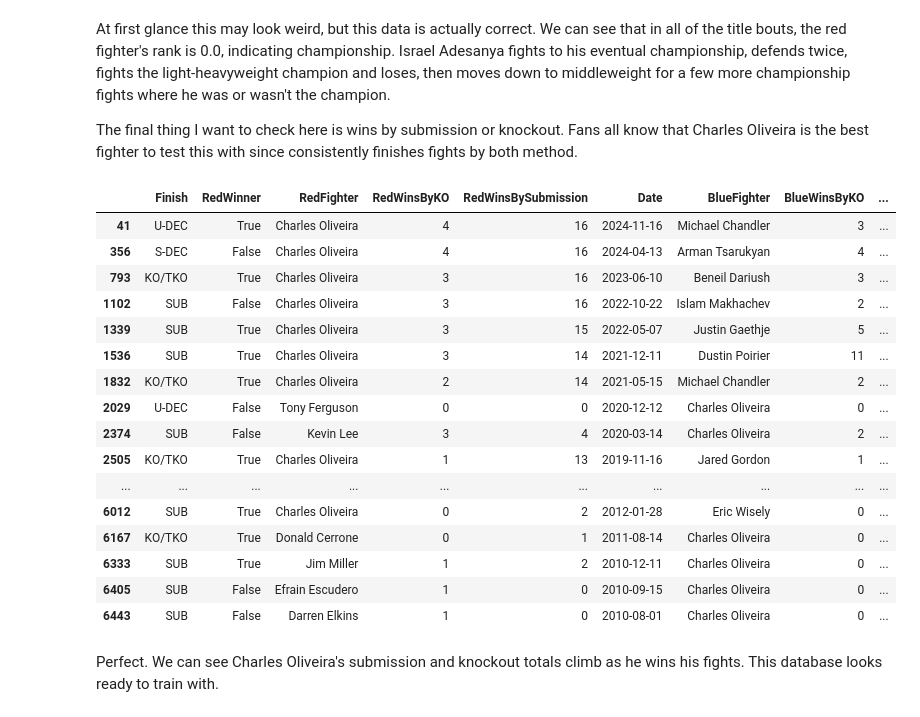
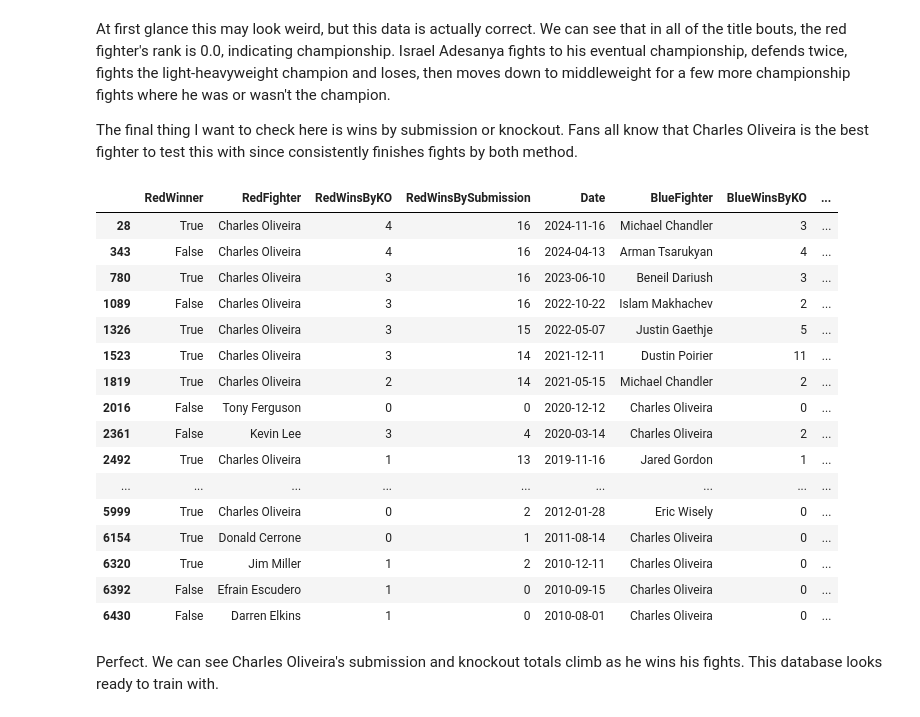
Before and after one commit to anthonyysz/Fight-Result-Predictor, a Jupyter notebook: notebooks/1-data-entry-and-cleaning.ipynb, the cells around one changed output. Saved outputs shown, nothing was run; the diff lists cells and outputs as text; code cells hidden in the pictures.

Commit message:
Notebook 1 redone for more columns

```diff
--- a/notebooks/1-data-entry-and-cleaning.ipynb
+++ b/notebooks/1-data-entry-and-cleaning.ipynb
@@ -206,13 +173,13 @@ df.head()
 Just taking a look at the data here, I actually want to clean it up a little bit. We have some floats where we don't need them and I'd like the objects that say corner colors to be boolean to help the computer out with the predictions.
 # %%
 # Changing some floats to integers
-to_int = ['FinishRound', 'BMatchWCRank', 'RMatchWCRank']
+to_int = ['BMatchWCRank', 'RMatchWCRank']
 df[to_int] = df[to_int].astype('int64')
 
 # Making our winner column boolean to make things easier for the model
 df['RedWinner'] = df['Winner'].map({'Red': True, 'Blue': False}).astype('bool')
 df = df.drop('Winner', axis=1)
-df = df.drop('BetterRank', axis=1)
+df = df.drop('BetterRank', axis=1, errors='ignore')
 
 # Double checking
 df.dtypes
@@ -251,29 +218,42 @@ def calculate_return(odds, won):
 # Creating the new columns with the funtion appropriately applied
 df['RedReturn'] = df.apply(lambda row: calculate_return(row['RedOdds'], row['RedWinner']), axis=1)
 df['BlueReturn'] = df.apply(lambda row: calculate_return(row['BlueOdds'], not row['RedWinner']), axis=1)
+
+# Creating the difference columns while keeping the original Red and Blue columns in the dataframe
 df['OddsDiff'] = df['RedOdds'] - df['BlueOdds']
 df['AgeDiff'] = df['RedAge'] - df['BlueAge']
 df['ReachDiff'] = df['RedReachCms'] - df['BlueReachCms']
 df['HeightDiff'] = df['RedHeightCms'] - df['BlueHeightCms']
-df['RoundsDiff'] = df['RedTotalRoundsFought'] - df['BlueTotalRoundsFought']
 df['WinsDiff'] = df['RedWins'] - df['BlueWins']
 df['LossesDiff'] = df['RedLosses'] - df['BlueLosses']
+df['RoundsDiff'] = df['RedTotalRoundsFought'] - df['BlueTotalRoundsFought']
+df['TitleBoutDiff'] = df['RedTotalTitleBouts'] - df['BlueTotalTitleBouts']
+df['KODiff'] = df['RedWinsByKO'] - df['BlueWinsByKO']
+df['SubmissionDiff'] = df['RedWinsBySubmission'] - df['BlueWinsBySubmission']
 df['WinStreakDiff'] = df['RedCurrentWinStreak'] - df['BlueCurrentWinStreak']
 df['LoseStreakDiff'] = df['RedCurrentLoseStreak'] - df['BlueCurrentLoseStreak']
+df['LongestWinStreakDiff'] = df['RedLongestWinStreak'] - df['BlueLongestWinStreak']
+df['SigStrDiff'] = df['SigStrDif']
+df['SubAttDiff'] = df['AvgSubAttDif']
+df['TDDiff'] = df['AvgTDDif']
 df['RankDiff'] = df['RMatchWCRank'] - df['BMatchWCRank']
 
+# Dropping the old difference columns from the original csv so I only have one naming style in this notebook
+oldDiffColumns = ['LoseStreakDif', 'WinStreakDif', 'LongestWinStreakDif', 'WinDif', 'LossDif', 'TotalRoundDif',
+                  'TotalTitleBoutDif', 'KODif', 'SubDif', 'HeightDif', 'ReachDif', 'AgeDif', 'SigStrDif',
+                  'AvgSubAttDif', 'AvgTDDif']
+
+# Dropping the individual weightclass ranking columns but keeping the match-specific ranks I use for RankDiff
+weightRankColumns = [col for col in df.columns if (col.endswith('Rank') and col not in ['BMatchWCRank', 'RMatchWCRank'])]
+df = df.drop(oldDiffColumns + weightRankColumns, axis=1, errors='ignore')
+
 # Putting my columns in a different order for better readability
-columns = ['RedFighter','BlueFighter','RedOdds','BlueOdds','RedWinner','RedReturn','BlueReturn',
-           'OddsDiff','AgeDiff','ReachDiff','HeightDiff','WinsDiff','LossesDiff','RoundsDiff','WinStreakDiff','LoseStreakDiff','RankDiff',
-           'Date','TitleBout','WeightClass','Gender','NumberOfRounds','Finish','FinishRound',
-           'BlueCurrentLoseStreak','BlueCurrentWinStreak','BlueLongestWinStreak','BlueLosses','BlueTotalRoundsFought',
-           'BlueTotalTitleBouts','BlueWinsByKO','BlueWinsBySubmission','BlueWins','BlueStance','BlueHeightCms','BlueReachCms',
-           'BlueAge','BMatchWCRank',
-           'RedCurrentLoseStreak','RedCurrentWinStreak','RedLongestWinStreak','RedLosses','RedTotalRoundsFought',
-           'RedTotalTitleBouts','RedWinsByKO','RedWinsBySubmission','RedWins','RedStance','RedHeightCms','RedReachCms',
-           'RedAge','RMatchWCRank',]
-
-df = df[columns]
+diffColumns = ['OddsDiff','AgeDiff','ReachDiff','HeightDiff','WinsDiff','LossesDiff','RoundsDiff','TitleBoutDiff','KODiff',
+               'SubmissionDiff','WinStreakDiff','LoseStreakDiff','LongestWinStreakDiff','SigStrDiff','SubAttDiff','TDDiff','RankDiff']
+frontColumns = ['RedFighter','BlueFighter','RedOdds','BlueOdds','RedWinner','RedReturn','BlueReturn'] + diffColumns
+frontColumns += ['Date','TitleBout','WeightClass','Gender','NumberOfRounds']
+remainingColumns = [col for col in df.columns if col not in frontColumns]
+df = df[frontColumns + remainingColumns]
 
 df.head()
 # %% [output]
@@ -366,25 +346,25 @@ The final thing I want to check here is wins by submission or knockout. Fans all
 # %%
 # Finish Check
 mask = (df['RedFighter'] == 'Charles Oliveira') | (df['BlueFighter'] == 'Charles Oliveira')
-df[mask][['Finish', 'RedWinner', 'RedFighter', 'RedWinsByKO', 'RedWinsBySubmission', 'Date', 'BlueFighter','BlueWinsByKO', 'BlueWinsBySubmission']]
+df[mask][['RedWinner', 'RedFighter', 'RedWinsByKO', 'RedWinsBySubmission', 'Date', 'BlueFighter','BlueWinsByKO', 'BlueWinsBySubmission']]
 # %% [output]
-|  | Finish | RedWinner | RedFighter | RedWinsByKO | RedWinsBySubmission | Date | BlueFighter | BlueWinsByKO | ... |
-| 41 | U-DEC | True | Charles Oliveira | 4 | 16 | 2024-11-16 | Michael Chandler | 3 | ... |
-| 356 | S-DEC | False | Charles Oliveira | 4 | 16 | 2024-04-13 | Arman Tsarukyan | 4 | ... |
-| 793 | KO/TKO | True | Charles Oliveira | 3 | 16 | 2023-06-10 | Beneil Dariush | 3 | ... |
-| 1102 | SUB | False | Charles Oliveira | 3 | 16 | 2022-10-22 | Islam Makhachev | 2 | ... |
-| 1339 | SUB | True | Charles Oliveira | 3 | 15 | 2022-05-07 | Justin Gaethje | 5 | ... |
-| 1536 | SUB | True | Charles Oliveira | 3 | 14 | 2021-12-11 | Dustin Poirier | 11 | ... |
-| 1832 | KO/TKO | True | Charles Oliveira | 2 | 14 | 2021-05-15 | Michael Chandler | 2 | ... |
-| 2029 | U-DEC | False | Tony Ferguson | 0 | 0 | 2020-12-12 | Charles Oliveira | 0 | ... |
-| 2374 | SUB | False | Kevin Lee | 3 | 4 | 2020-03-14 | Charles Oliveira | 2 | ... |
-| 2505 | KO/TKO | True | Charles Oliveira | 1 | 13 | 2019-11-16 | Jared Gordon | 1 | ... |
-| ... | ... | ... | ... | ... | ... | ... | ... | ... | ... |
-| 6012 | SUB | True | Charles Oliveira | 0 | 2 | 2012-01-28 | Eric Wisely | 0 | ... |
-| 6167 | KO/TKO | True | Donald Cerrone | 0 | 1 | 2011-08-14 | Charles Oliveira | 0 | ... |
-| 6333 | SUB | True | Jim Miller | 1 | 2 | 2010-12-11 | Charles Oliveira | 0 | ... |
-| 6405 | SUB | False | Efrain Escudero | 1 | 0 | 2010-09-15 | Charles Oliveira | 0 | ... |
-| 6443 | SUB | False | Darren Elkins | 1 | 0 | 2010-08-01 | Charles Oliveira | 0 | ... |
+|  | RedWinner | RedFighter | RedWinsByKO | RedWinsBySubmission | Date | BlueFighter | BlueWinsByKO | ... |
+| 28 | True | Charles Oliveira | 4 | 16 | 2024-11-16 | Michael Chandler | 3 | ... |
+| 343 | False | Charles Oliveira | 4 | 16 | 2024-04-13 | Arman Tsarukyan | 4 | ... |
+| 780 | True | Charles Oliveira | 3 | 16 | 2023-06-10 | Beneil Dariush | 3 | ... |
+| 1089 | False | Charles Oliveira | 3 | 16 | 2022-10-22 | Islam Makhachev | 2 | ... |
+| 1326 | True | Charles Oliveira | 3 | 15 | 2022-05-07 | Justin Gaethje | 5 | ... |
+| 1523 | True | Charles Oliveira | 3 | 14 | 2021-12-11 | Dustin Poirier | 11 | ... |
+| 1819 | True | Charles Oliveira | 2 | 14 | 2021-05-15 | Michael Chandler | 2 | ... |
+| 2016 | False | Tony Ferguson | 0 | 0 | 2020-12-12 | Charles Oliveira | 0 | ... |
+| 2361 | False | Kevin Lee | 3 | 4 | 2020-03-14 | Charles Oliveira | 2 | ... |
+| 2492 | True | Charles Oliveira | 1 | 13 | 2019-11-16 | Jared Gordon | 1 | ... |
+| ... | ... | ... | ... | ... | ... | ... | ... | ... |
+| 5999 | True | Charles Oliveira | 0 | 2 | 2012-01-28 | Eric Wisely | 0 | ... |
+| 6154 | True | Donald Cerrone | 0 | 1 | 2011-08-14 | Charles Oliveira | 0 | ... |
+| 6320 | True | Jim Miller | 1 | 2 | 2010-12-11 | Charles Oliveira | 0 | ... |
+| 6392 | False | Efrain Escudero | 1 | 0 | 2010-09-15 | Charles Oliveira | 0 | ... |
+| 6430 | False | Darren Elkins | 1 | 0 | 2010-08-01 | Charles Oliveira | 0 | ... |
 # %% [markdown]
 Perfect. We can see Charles Oliveira's submission and knockout totals climb as he wins his fights. This database looks ready to train with.
 # %%
```
Also changed, not shown: parts of 31 cells of this notebook, 5 other files.
